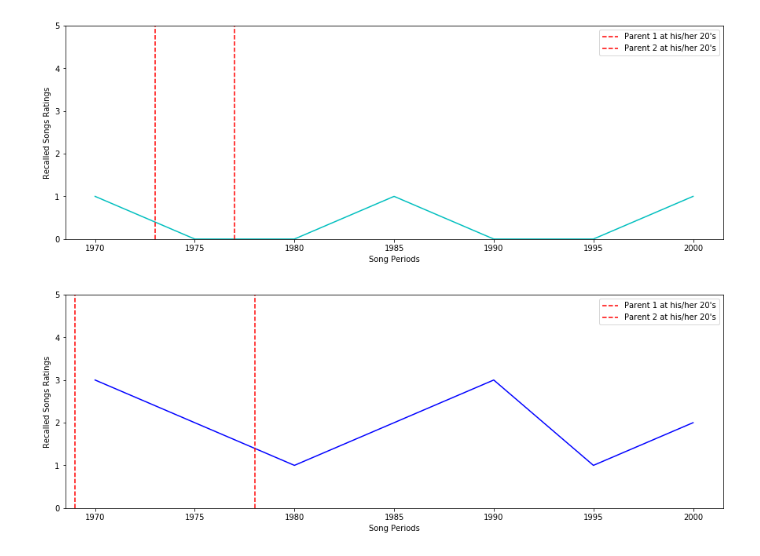
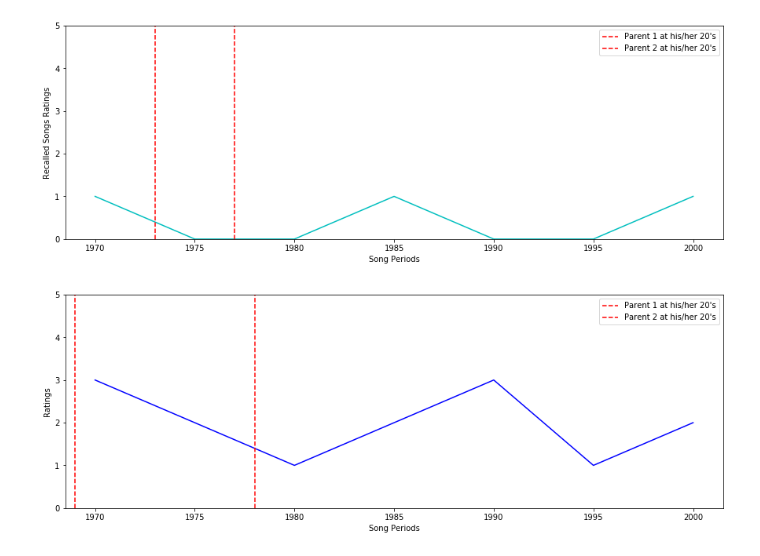
Before and after one commit to loganstillings/MPC_Cascading_Reminiscence_Bumps, a Jupyter notebook: data/Data_Visualization.ipynb, the cells around one changed output. Saved outputs shown, nothing was run; the diff lists cells and outputs as text; code cells hidden in the pictures.

```diff
--- a/data/Data_Visualization.ipynb
+++ b/data/Data_Visualization.ipynb
@@ -188,13 +236,14 @@ plt.show()
 # %%
 plt.figure(figsize=(15,5))
 plt.plot(df_age_3.index, df_age_3["Recalled Songs"], color="b")
 plt.axvline(df_age_3["Parent 1 Birthdate"].mean()+20,label="Parent 1 at his/her 20's",color="r",linestyle="dashed")
 plt.axvline(df_age_3["Parent 2 Birthdate"].mean()+20,label="Parent 2 at his/her 20's", color="r",
            linestyle="dashed")
+
 plt.ylim([0,5])
 plt.xlabel("Song Periods")
-plt.ylabel("Recalled Songs Ratings")
+plt.ylabel("Ratings")
 plt.legend()
 plt.show()
 # %% [output]
-[figure, old version]
+[figure, new version]
```
Also changed, not shown: parts of 19 cells of this notebook, 1 other file.
